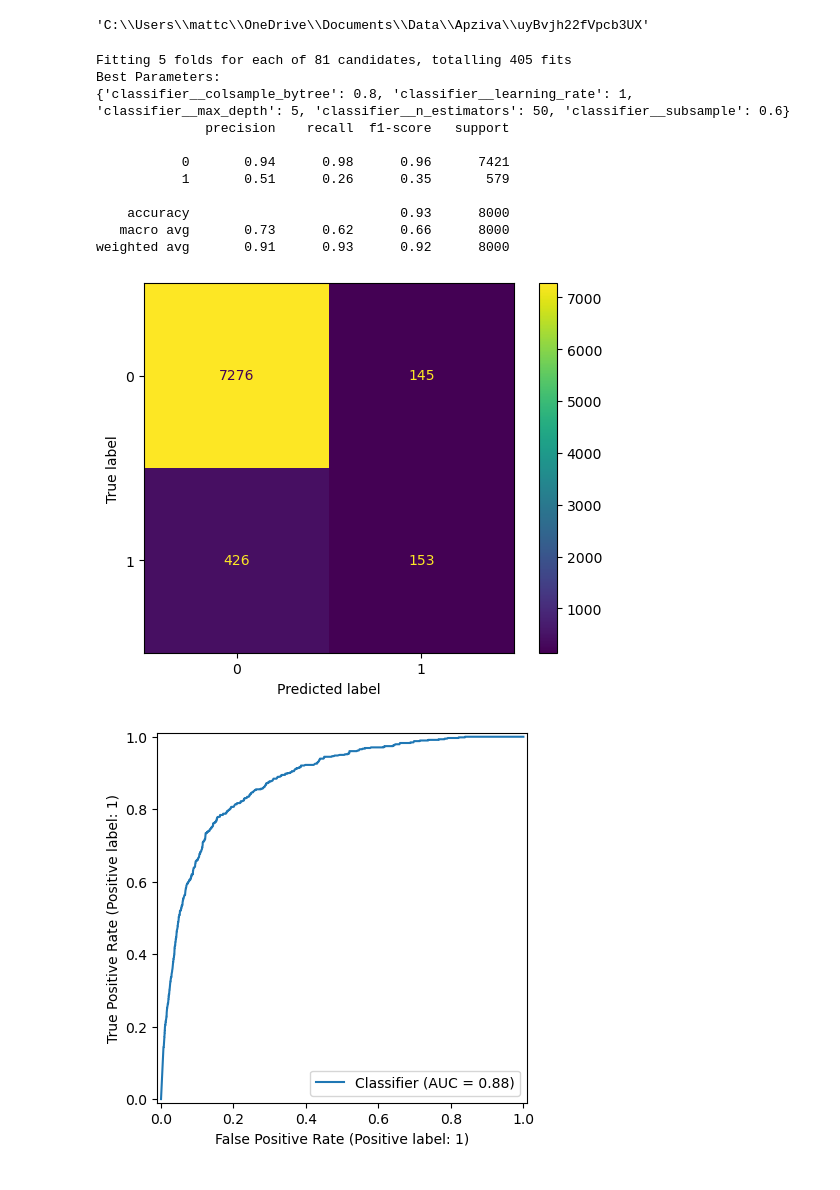
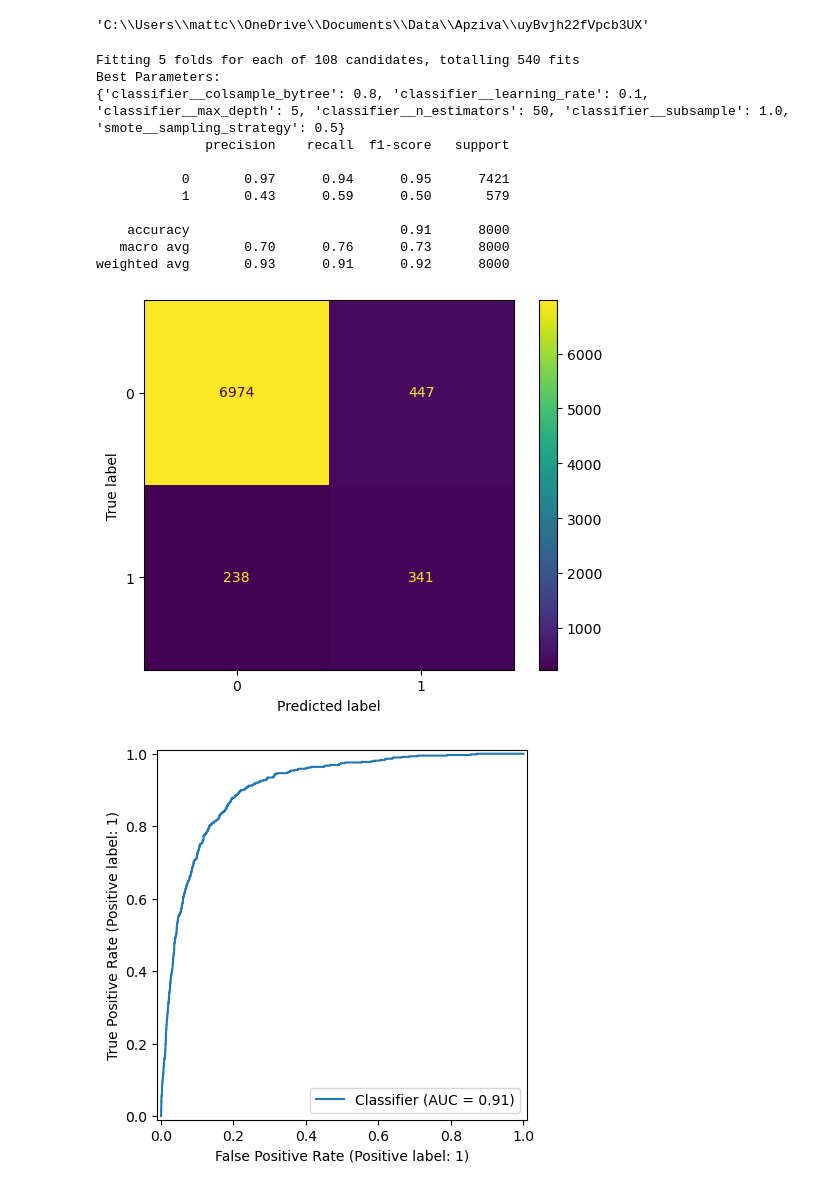
Before and after one commit to mattclark186/uyBvjh22fVpcb3UX, a Jupyter notebook: notebooks/modeling/xgboost_classifier.ipynb, the cells around one changed output. Saved outputs shown, nothing was run; the diff lists cells and outputs as text; code cells hidden in the pictures.

```diff
--- a/notebooks/modeling/xgboost_classifier.ipynb
+++ b/notebooks/modeling/xgboost_classifier.ipynb
@@ -53,7 +54,7 @@ np.random.seed(random_state)
 data = pd.read_csv("data/processed/processed_data.csv")
 
 # split the data into x and y
-x = data[['duration_group', 'contact', 'age_group', 'day_group', 'housing', 'balance_group']]
+x = data[['age', 'job', 'marital', 'education', 'default', 'balance', 'housing', 'loan', 'contact', 'day_group', 'duration', 'campaign']]
 y = data['target']
 
 # split the data into train and test sets
@@ -61,27 +62,31 @@ x_train, x_test, y_train, y_test = train_test_split(x, y, test_size=0.2, random_
 
 # identify numerical and categorical features
 cat_features = x.select_dtypes(include='object').columns
+num_features = x.select_dtypes(include='number').columns
 
 # preprocessing pipeline
 preprocessor = ColumnTransformer(
     transformers=[
-        ('cat', OneHotEncoder(), cat_features)
+        ('cat', OneHotEncoder(), cat_features),
+        ('num', StandardScaler(), num_features)
     ])
 
 # modelling pipeline
 xgb_pipe = Pipeline(
     steps=[
         ('preprocess', preprocessor),
+        ('smote', SMOTE(random_state=random_state)),
         ('classifier', XGBClassifier(random_state=random_state))
     ])
 
 # hyperparameter options to try
 param_grid = {
+    'smote__sampling_strategy': [0.2, 0.5],
     'classifier__n_estimators': [50],
     'classifier__max_depth': [2, 5, 10],
     'classifier__colsample_bytree': [0.6, 0.8, 1.0],
     'classifier__subsample': [0.6, 0.8, 1.0],
-    'classifier__learning_rate': [0.01, 0.1, 1]
+    'classifier__learning_rate': [0.01, 0.1]
 }
 
 # modeling grid
@@ -90,48 +95,48 @@ grid = GridSearchCV(
     param_grid,
     cv=5,
     scoring='f1',
-    n_jobs=-1,
+    n_jobs=2,
     verbose=1
 )
 
 # fitting grid to data, finding the best model
 grid.fit(x_train, y_train)
 best_model = grid.best_estimator_
 best_params = grid.best_params_
 
 # making predictions using the best model
 y_pred = best_model.predict(x_test)
 y_proba = best_model.predict_proba(x_test)[:, 1]
 
 # print the best parameters
 print('Best Parameters:')
 print(best_params)
 
 # show classification report containing detailed metrics
 print(classification_report(y_test, y_pred))
 
 # show confusion matrix of predicted data vs actual
 cm = confusion_matrix(y_test, y_pred)
 ConfusionMatrixDisplay.from_predictions(y_test, y_pred)
 plt.show()
 
 # display ROC curve
 RocCurveDisplay.from_predictions(y_test, y_proba)
 plt.show()
 # %% [output]
-Fitting 5 folds for each of 81 candidates, totalling 405 fits
+Fitting 5 folds for each of 108 candidates, totalling 540 fits
 Best Parameters:
-{'classifier__colsample_bytree': 0.8, 'classifier__learning_rate': 1, 'classifier__max_depth': 5, 'classifier__n_estimators': 50, 'classifier__subsample': 0.6}
+{'classifier__colsample_bytree': 0.8, 'classifier__learning_rate': 0.1, 'classifier__max_depth': 5, 'classifier__n_estimators': 50, 'classifier__subsample': 1.0, 'smote__sampling_strategy': 0.5}
               precision    recall  f1-score   support
 
-           0       0.94      0.98      0.96      7421
-           1       0.51      0.26      0.35       579
+           0       0.97      0.94      0.95      7421
+           1       0.43      0.59      0.50       579
 
-    accuracy                           0.93      8000
-   macro avg       0.73      0.62      0.66      8000
-weighted avg       0.91      0.93      0.92      8000
+    accuracy                           0.91      8000
+   macro avg       0.70      0.76      0.73      8000
+weighted avg       0.93      0.91      0.92      8000
-[figure, old version]
+[figure, new version]
-[figure, old version]
+[figure, new version]
 # %%
 from sklearn.inspection import permutation_importance
 
```
Also changed, not shown: parts of 2 cells of this notebook, 2 other files.
